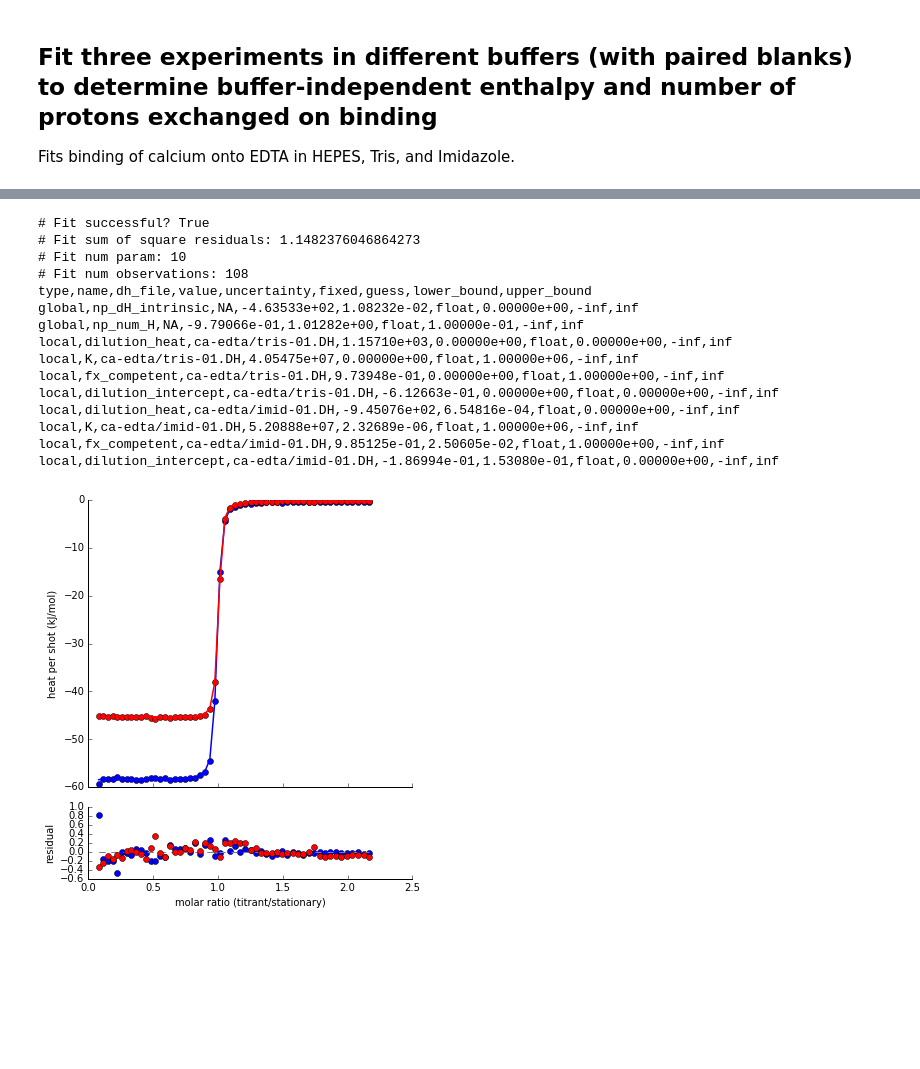
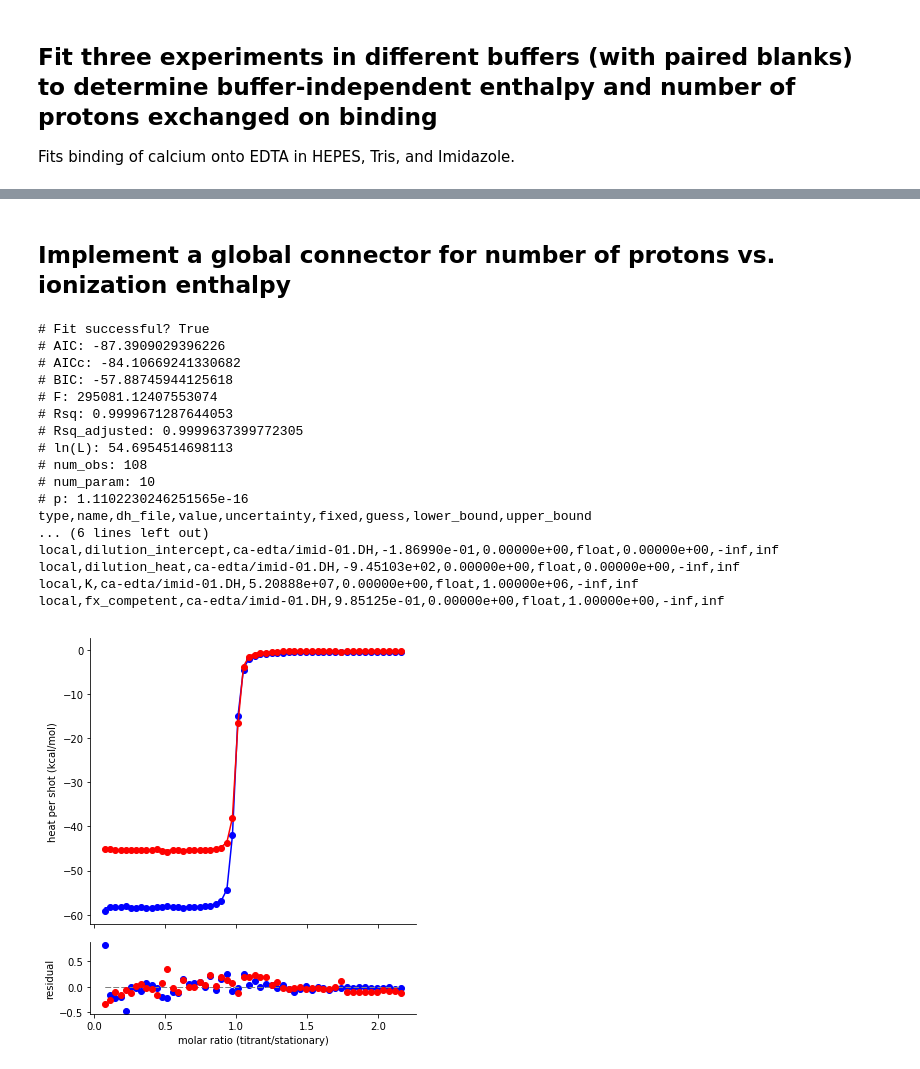
Before and after one commit to harmslab/pytc, a Jupyter notebook: demos/Demo.ipynb, the cells around one changed output, grey strips where cells are left out. Saved outputs shown, nothing was run; the diff lists cells and outputs as text; code cells hidden in the pictures; blank space fills up the shorter version.

```diff
--- a/demos/Demo.ipynb
+++ b/demos/Demo.ipynb
@@ -458,3 +507,5 @@ local,fx_competent,ca-edta/imid-01.DH,9.85569e-01,0.00000e+00,float,1.00000e+00,
+# %% [markdown]
+## Implement a global connector for number of protons vs. ionization enthalpy
 # %%
 # --------------------------------------------------------------------
 # define buffer ionization enthalpies.
@@ -465,7 +516,7 @@ IMID_IONIZATION_DH = 36.64/4.184*1000
 import pytc
 from pytc import global_connectors
 
-class NumProtons(pytc.GlobalConnector):
+class MyNumProtons(pytc.GlobalConnector):
 
     param_guesses = {"num_H":0.1,"dH_intrinsic":0.0}
 
@@ -477,48 +528,50 @@ class NumProtons(pytc.GlobalConnector):
 # --------------------------------------------------------------------
 # Create a global fitting instance
 g = pytc.GlobalFit()
-num_protons = NumProtons("np")
+num_protons = MyNumProtons("np")
 
 # ------------------------------------------------------------------------------------
 # Tris buffer experiment
 
 tris = pytc.ITCExperiment("ca-edta/tris-01.DH",pytc.indiv_models.SingleSite,shot_start=2)
 tris.ionization_enthalpy = TRIS_IONIZATION_DH
 
 g.add_experiment(tris)
 g.link_to_global(tris,"dH",num_protons.dH)
 
 # ------------------------------------------------------------------------------------
 # Imidazole buffer experiment
 
 imid = pytc.ITCExperiment("ca-edta/imid-01.DH",pytc.indiv_models.SingleSite,shot_start=2)
 imid.ionization_enthalpy = IMID_IONIZATION_DH
 
 g.add_experiment(imid)
 g.link_to_global(imid,"dH",num_protons.dH)
 
 # --------------------------------------------------------------------
 # Do a global fit
 g.fit()
 
 # Show the results
 fig, ax = g.plot()
 print(g.fit_as_csv)
 # %% [output]
 # Fit successful? True
-# Fit sum of square residuals: 1.1482376046864273
-# Fit num param: 10
-# Fit num observations: 108
+# AIC: -87.3909029396226
+# AICc: -84.10669241330682
+# BIC: -57.88745944125618
+# F: 295081.12407553074
+# Rsq: 0.9999671287644053
+# Rsq_adjusted: 0.9999637399772305
+# ln(L): 54.6954514698113
+# num_obs: 108
+# num_param: 10
+# p: 1.1102230246251565e-16
 type,name,dh_file,value,uncertainty,fixed,guess,lower_bound,upper_bound
-global,np_dH_intrinsic,NA,-4.63533e+02,1.08232e-02,float,0.00000e+00,-inf,inf
-global,np_num_H,NA,-9.79066e-01,1.01282e+00,float,1.00000e-01,-inf,inf
-local,dilution_heat,ca-edta/tris-01.DH,1.15710e+03,0.00000e+00,float,0.00000e+00,-inf,inf
-local,K,ca-edta/tris-01.DH,4.05475e+07,0.00000e+00,float,1.00000e+06,-inf,inf
-local,fx_competent,ca-edta/tris-01.DH,9.73948e-01,0.00000e+00,float,1.00000e+00,-inf,inf
-local,dilution_intercept,ca-edta/tris-01.DH,-6.12663e-01,0.00000e+00,float,0.00000e+00,-inf,inf
-local,dilution_heat,ca-edta/imid-01.DH,-9.45076e+02,6.54816e-04,float,0.00000e+00,-inf,inf
-local,K,ca-edta/imid-01.DH,5.20888e+07,2.32689e-06,float,1.00000e+06,-inf,inf
-local,fx_competent,ca-edta/imid-01.DH,9.85125e-01,2.50605e-02,float,1.00000e+00,-inf,inf
-local,dilution_intercept,ca-edta/imid-01.DH,-1.86994e-01,1.53080e-01,float,0.00000e+00,-inf,inf
+... (6 lines left out)
+local,dilution_intercept,ca-edta/imid-01.DH,-1.86990e-01,0.00000e+00,float,0.00000e+00,-inf,inf
+local,dilution_heat,ca-edta/imid-01.DH,-9.45103e+02,0.00000e+00,float,0.00000e+00,-inf,inf
+local,K,ca-edta/imid-01.DH,5.20888e+07,0.00000e+00,float,1.00000e+06,-inf,inf
+local,fx_competent,ca-edta/imid-01.DH,9.85125e-01,0.00000e+00,float,1.00000e+00,-inf,inf
-[figure, old version]
+[figure, new version]
 # %% [markdown]
```
Also changed, not shown: parts of 14 cells of this notebook, 1 other file.
